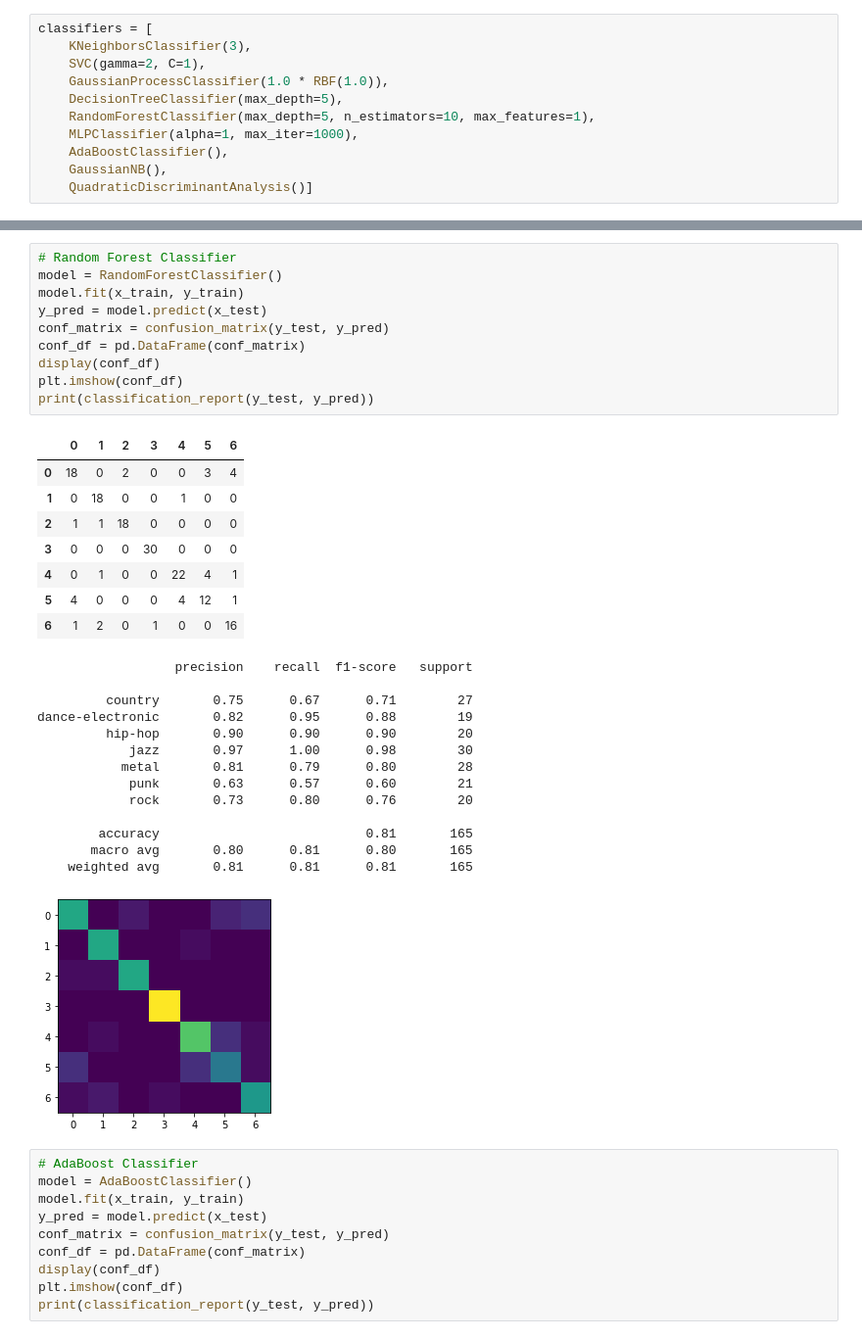
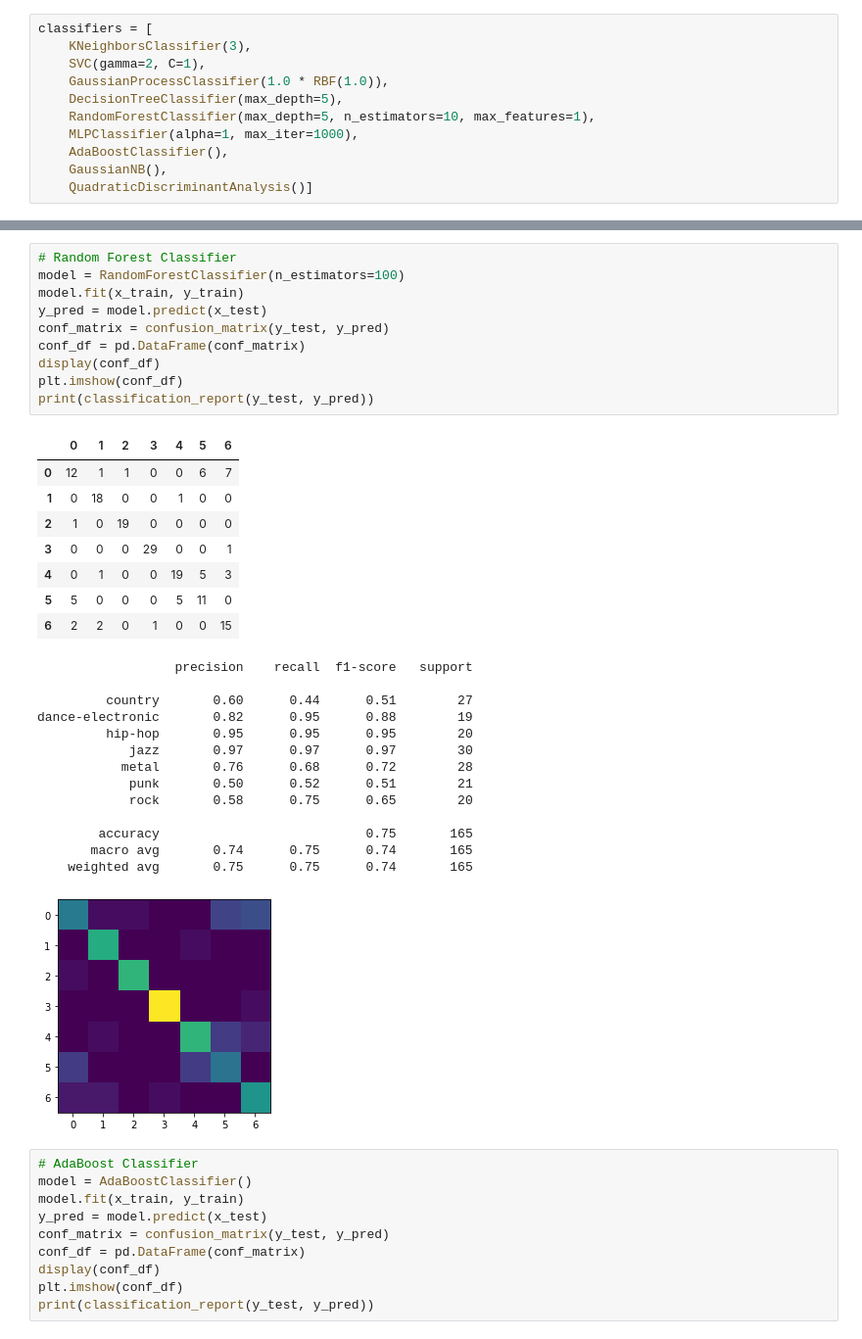
Before and after one commit to JohnUrbani/SpotifyMusicRecommender, a Jupyter notebook: preliminary_genre_classification.ipynb, the cells around one changed output, grey strips where cells are left out. Shown at 98% size. Cells and saved outputs as stored; diff of their text form.

```diff
--- a/preliminary_genre_classification.ipynb
+++ b/preliminary_genre_classification.ipynb
@@ -225,37 +225,37 @@ dance-electronic       0.00      0.00      0.00        19
 ... (6 outputs left out)
 # %%
 # Random Forest Classifier
-model = RandomForestClassifier()
+model = RandomForestClassifier(n_estimators=100)
 model.fit(x_train, y_train)
 y_pred = model.predict(x_test)
 conf_matrix = confusion_matrix(y_test, y_pred)
 conf_df = pd.DataFrame(conf_matrix)
 display(conf_df)
 plt.imshow(conf_df)
 print(classification_report(y_test, y_pred))
 # %% [output]
 |  | 0 | 1 | 2 | 3 | 4 | 5 | 6 |
-| 0 | 18 | 0 | 2 | 0 | 0 | 3 | 4 |
+| 0 | 12 | 1 | 1 | 0 | 0 | 6 | 7 |
 | 1 | 0 | 18 | 0 | 0 | 1 | 0 | 0 |
-| 2 | 1 | 1 | 18 | 0 | 0 | 0 | 0 |
-| 3 | 0 | 0 | 0 | 30 | 0 | 0 | 0 |
-| 4 | 0 | 1 | 0 | 0 | 22 | 4 | 1 |
-| 5 | 4 | 0 | 0 | 0 | 4 | 12 | 1 |
-| 6 | 1 | 2 | 0 | 1 | 0 | 0 | 16 |
+| 2 | 1 | 0 | 19 | 0 | 0 | 0 | 0 |
+| 3 | 0 | 0 | 0 | 29 | 0 | 0 | 1 |
+| 4 | 0 | 1 | 0 | 0 | 19 | 5 | 3 |
+| 5 | 5 | 0 | 0 | 0 | 5 | 11 | 0 |
+| 6 | 2 | 2 | 0 | 1 | 0 | 0 | 15 |
                   precision    recall  f1-score   support
 
-         country       0.75      0.67      0.71        27
+         country       0.60      0.44      0.51        27
 dance-electronic       0.82      0.95      0.88        19
-         hip-hop       0.90      0.90      0.90        20
-            jazz       0.97      1.00      0.98        30
-           metal       0.81      0.79      0.80        28
-            punk       0.63      0.57      0.60        21
-            rock       0.73      0.80      0.76        20
+         hip-hop       0.95      0.95      0.95        20
+            jazz       0.97      0.97      0.97        30
+           metal       0.76      0.68      0.72        28
+            punk       0.50      0.52      0.51        21
+            rock       0.58      0.75      0.65        20
 
-        accuracy                           0.81       165
-       macro avg       0.80      0.81      0.80       165
-    weighted avg       0.81      0.81      0.81       165
+        accuracy                           0.75       165
+       macro avg       0.74      0.75      0.74       165
+    weighted avg       0.75      0.75      0.74       165
-[figure, old version]
+[figure, new version]
 # %%
 # AdaBoost Classifier
 model = AdaBoostClassifier()
```
Also changed, not shown: parts of 2 cells of this notebook.
